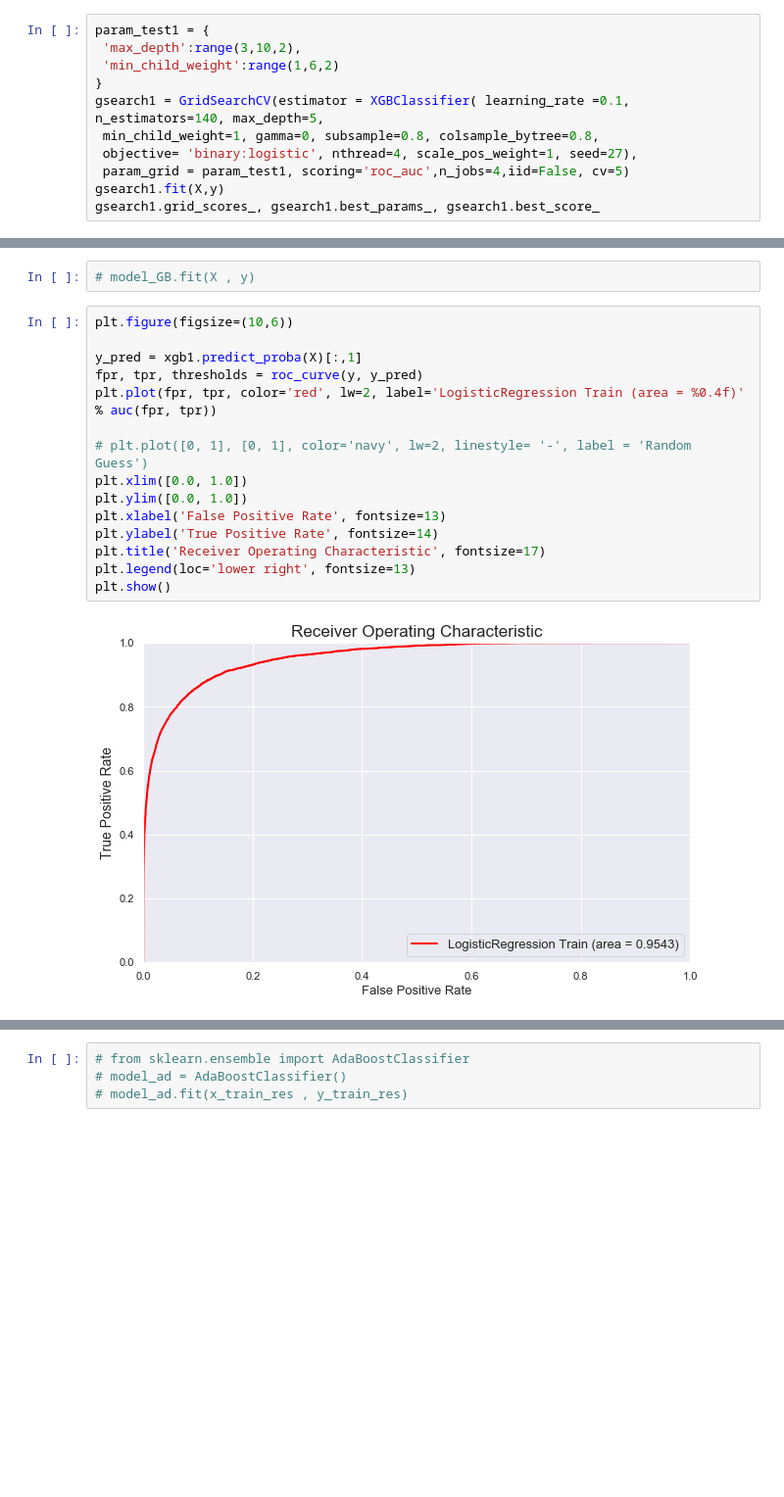
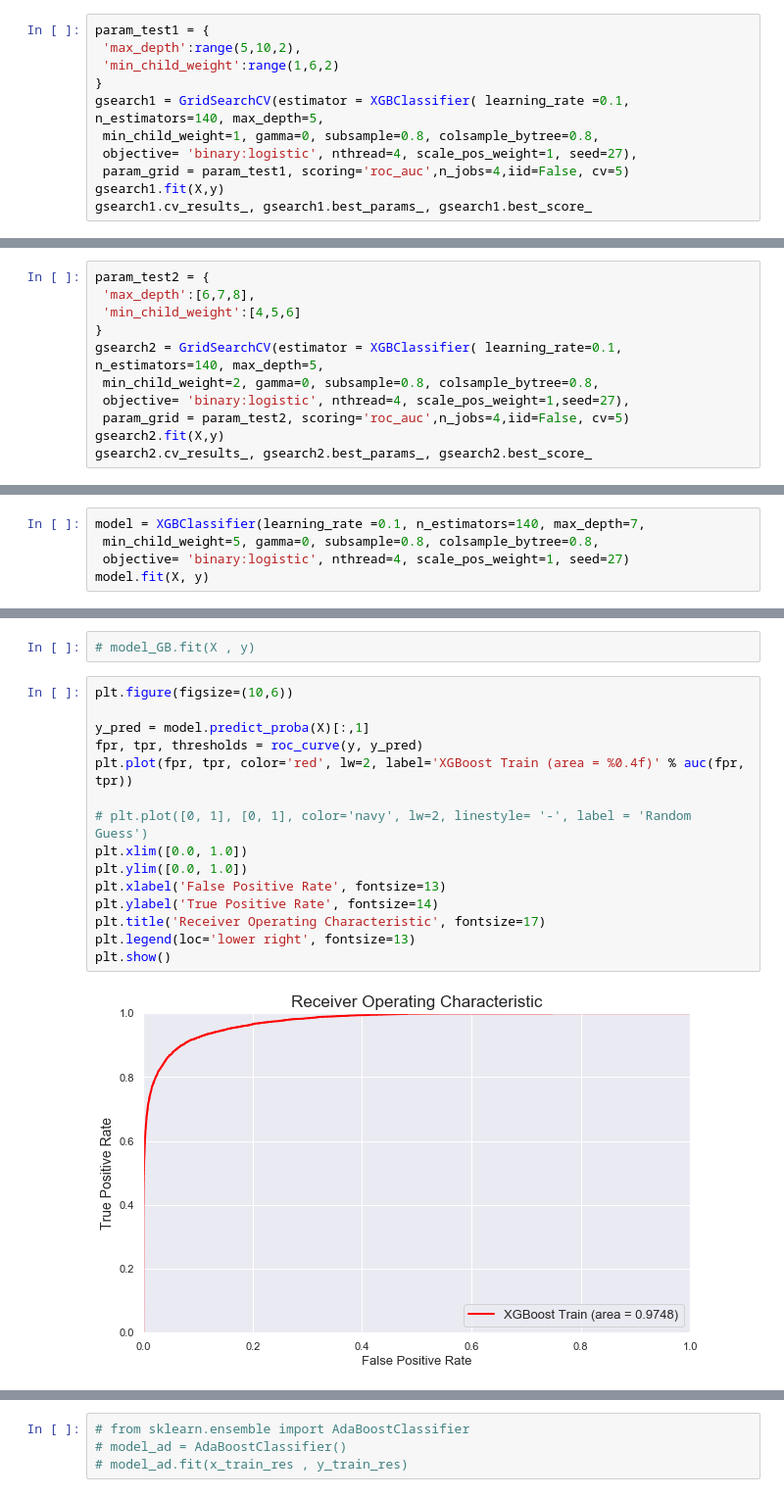
Before and after one commit to curie-capstone/predicting-patient-outcomes, a Jupyter notebook: ravinder/modeling_ravinder.ipynb, the cells around one changed output, grey strips where cells are left out. Shown at 98% size. Cells and saved outputs as stored; diff of their text form; blank space fills up the shorter version.

Commit message:
added XGBoost hyperparameters tuning

```diff
--- a/ravinder/modeling_ravinder.ipynb
+++ b/ravinder/modeling_ravinder.ipynb
@@ -874,7 +874,7 @@ AUC Score (Train): 0.954349
 TypeError: 'NoneType' object is not callable
 # %%
 param_test1 = {
- 'max_depth':range(3,10,2),
+ 'max_depth':range(5,10,2),
  'min_child_weight':range(1,6,2)
 }
 gsearch1 = GridSearchCV(estimator = XGBClassifier( learning_rate =0.1, n_estimators=140, max_depth=5,
@@ -882,4 +882,4 @@ gsearch1 = GridSearchCV(estimator = XGBClassifier( learning_rate =0.1, n_estimat
  objective= 'binary:logistic', nthread=4, scale_pos_weight=1, seed=27),
  param_grid = param_test1, scoring='roc_auc',n_jobs=4,iid=False, cv=5)
 gsearch1.fit(X,y)
-gsearch1.grid_scores_, gsearch1.best_params_, gsearch1.best_score_
+gsearch1.cv_results_, gsearch1.best_params_, gsearch1.best_score_
@@ -888,0 +904,11 @@ gsearch1.grid_scores_, gsearch1.best_params_, gsearch1.best_score_
+# %%
+param_test2 = {
+ 'max_depth':[6,7,8],
+ 'min_child_weight':[4,5,6]
+}
+gsearch2 = GridSearchCV(estimator = XGBClassifier( learning_rate=0.1, n_estimators=140, max_depth=5,
+ min_child_weight=2, gamma=0, subsample=0.8, colsample_bytree=0.8,
+ objective= 'binary:logistic', nthread=4, scale_pos_weight=1,seed=27),
+ param_grid = param_test2, scoring='roc_auc',n_jobs=4,iid=False, cv=5)
+gsearch2.fit(X,y)
+gsearch2.cv_results_, gsearch2.best_params_, gsearch2.best_score_
@@ -888,0 +933,5 @@ gsearch1.grid_scores_, gsearch1.best_params_, gsearch1.best_score_
+# %%
+model = XGBClassifier(learning_rate =0.1, n_estimators=140, max_depth=7,
+ min_child_weight=5, gamma=0, subsample=0.8, colsample_bytree=0.8,
+ objective= 'binary:logistic', nthread=4, scale_pos_weight=1, seed=27)
+model.fit(X, y)
@@ -893,20 +952,20 @@ y_pred = xgb1.predict(X)
 # %%
 plt.figure(figsize=(10,6))
 
-y_pred = xgb1.predict_proba(X)[:,1]
+y_pred = model.predict_proba(X)[:,1]
 fpr, tpr, thresholds = roc_curve(y, y_pred)
-plt.plot(fpr, tpr, color='red', lw=2, label='LogisticRegression Train (area = %0.4f)' % auc(fpr, tpr))
+plt.plot(fpr, tpr, color='red', lw=2, label='XGBoost Train (area = %0.4f)' % auc(fpr, tpr))
 
 # plt.plot([0, 1], [0, 1], color='navy', lw=2, linestyle= '-', label = 'Random Guess')
 plt.xlim([0.0, 1.0])
 plt.ylim([0.0, 1.0])
 plt.xlabel('False Positive Rate', fontsize=13)
 plt.ylabel('True Positive Rate', fontsize=14)
 plt.title('Receiver Operating Characteristic', fontsize=17)
 plt.legend(loc='lower right', fontsize=13)
 plt.show()
 # %% [output]
-[figure, old version]
+[figure, new version]
 # %%
 plt.figure(figsize=(10,6))
 
```
Also changed, not shown: parts of 6 cells of this notebook.
